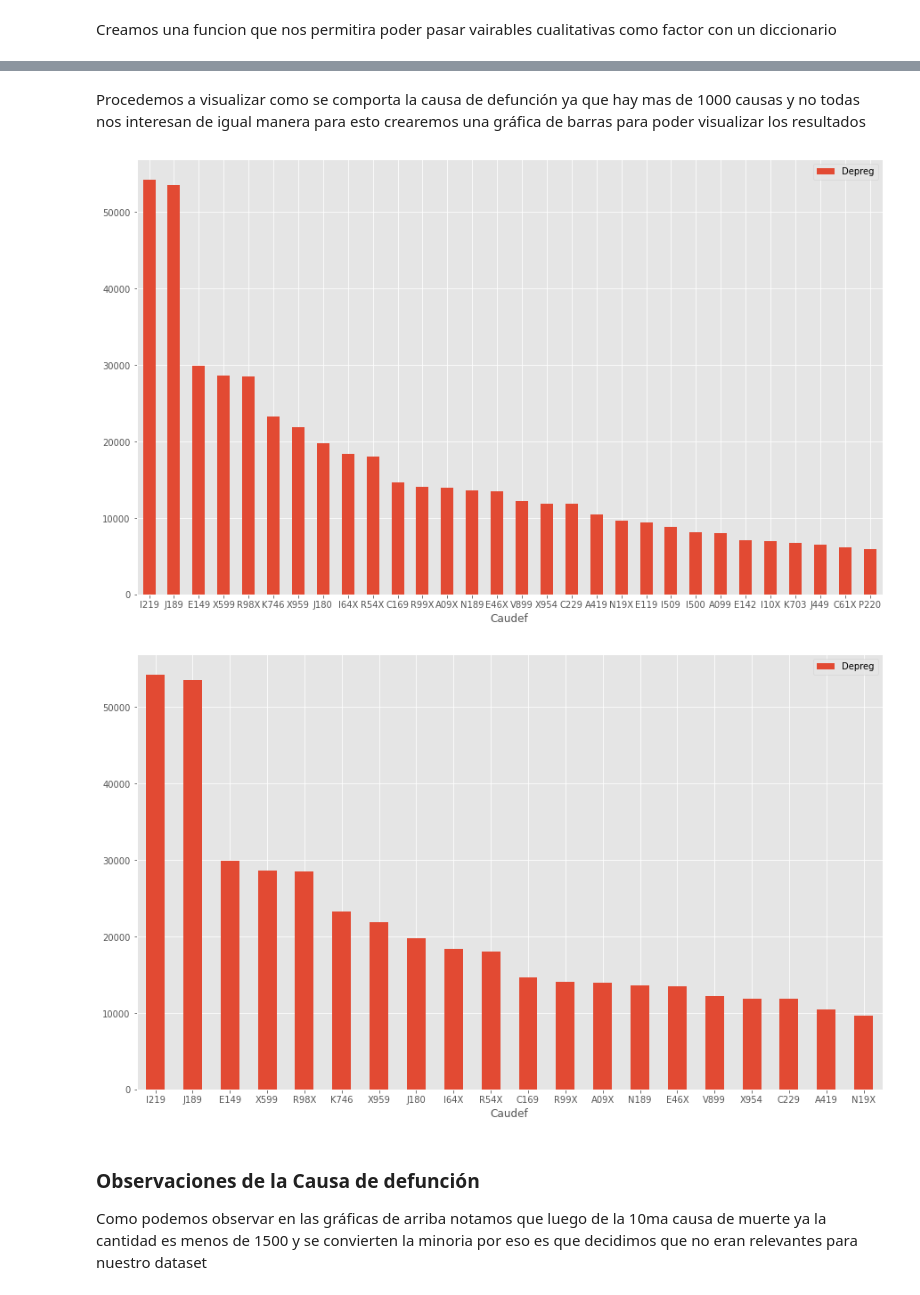
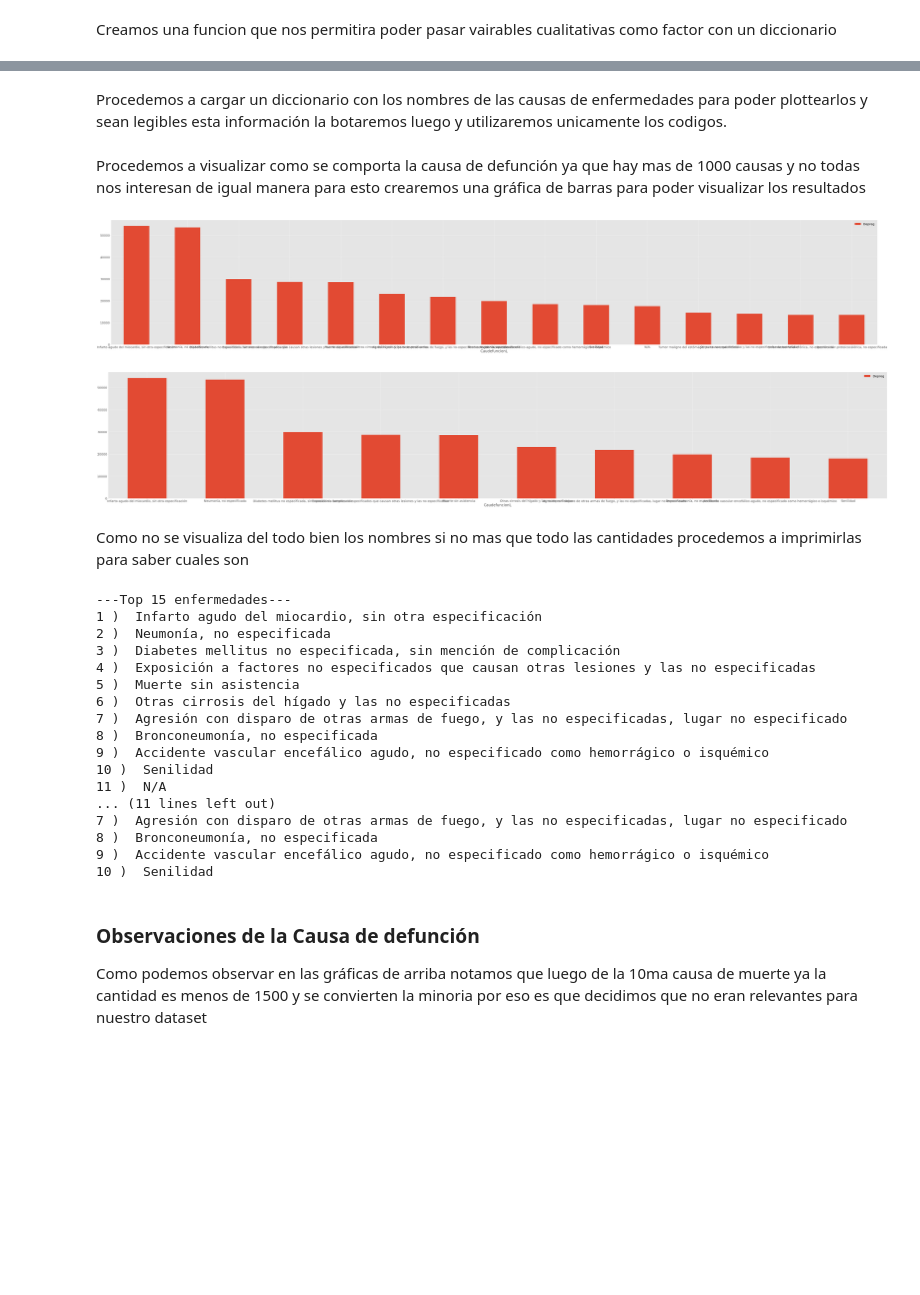
Before and after one commit to aeaa1998/proyecto-mineria-de-datos, a Jupyter notebook: Presentacion de resultados.ipynb, the cells around one changed output, grey strips where cells are left out. Cells and saved outputs as stored; diff of their text form; code cells hidden in the pictures; blank space fills up the shorter version.

```diff
--- a/Presentacion de resultados.ipynb
+++ b/Presentacion de resultados.ipynb
@@ -141,12 +145,58 @@ defunciones.columns
+# %% [markdown]
+Procedemos a cargar un diccionario con los nombres de las causas de enfermedades para poder plottearlos y sean legibles esta información la botaremos luego y utilizaremos unicamente los codigos.
+# %%
+df_dicc_enf = pd.read_excel (r'Data/DiccionarioE.xlsx')
+dict_t_e = {}
+for index, row in df_dicc_enf.iterrows():
+    dict_t_e[row['CAUSA']] = row['DESCRIP']
+defunciones['CaudefuncionL'] = defunciones['Caudef'].apply(lambda x:dict_t_e[x] if x in dict_t_e else 'N/A')
 # %% [markdown]
 Procedemos a visualizar como se comporta la causa de defunción ya que hay mas de 1000 causas y no todas nos interesan de igual manera para esto crearemos una gráfica de barras para poder visualizar los resultados
 # %%
-plt.rcParams['figure.figsize'] = (15, 9)
+plt.rcParams['figure.figsize'] = (90, 15)
 plt.style.use('ggplot')
-df_res_d = defunciones.groupby('Caudef').count()
+plt.rcParams.update({'font.size': 20})
+df_res_d = defunciones.groupby('CaudefuncionL').count()
 df_res_d = df_res_d.sort_values('Depreg', ascending=False).head(30)
-ax = df_res_d.plot.bar(y='Depreg', rot=0)
-ax_2 = df_res_d.head(20).plot.bar(y='Depreg', rot=0)
+
+#Visualizamos las siguientes 15
+ax_2 = df_res_d.head(15).plot.bar(y='Depreg', rot=0)
+#Visualizamos las siguientes 10
+ax_2 = df_res_d.head(10).plot.bar(y='Depreg', rot=0)
 # %% [output]
-[figure, old version]
+[figure, new version]
-[figure, old version]
+[figure, new version]
+# %% [markdown]
+Como no se visualiza del todo bien los nombres si no mas que todo las cantidades procedemos a imprimirlas para saber cuales son
+# %%
+head_def_causes_des = df_res_d.head(15)
+print("---Top 15 enfermedades---")
+i = 0
+for index, row in head_def_causes_des.iterrows():
+    print(str(i+1),") ", index)
+    i+=1
+
+head_def_causes_des_10 = df_res_d.head(10)
+print("---Top 10 enfermedades---")
+i = 0
+for index, row in head_def_causes_des_10.iterrows():
+    print(str(i+1),") ", index)
+    i+=1
+# %% [output]
+---Top 15 enfermedades---
+1 )  Infarto agudo del miocardio, sin otra especificación
+2 )  Neumonía, no especificada
+3 )  Diabetes mellitus no especificada, sin mención de complicación
+4 )  Exposición a factores no especificados que causan otras lesiones y las no especificadas
+5 )  Muerte sin asistencia
+6 )  Otras cirrosis del hígado y las no especificadas
+7 )  Agresión con disparo de otras armas de fuego, y las no especificadas, lugar no especificado
+8 )  Bronconeumonía, no especificada
+9 )  Accidente vascular encefálico agudo, no especificado como hemorrágico o isquémico
+10 )  Senilidad
+11 )  N/A
+... (11 lines left out)
+7 )  Agresión con disparo de otras armas de fuego, y las no especificadas, lugar no especificado
+8 )  Bronconeumonía, no especificada
+9 )  Accidente vascular encefálico agudo, no especificado como hemorrágico o isquémico
+10 )  Senilidad
```
Also changed, not shown: parts of 13 cells of this notebook, 3 other files.
